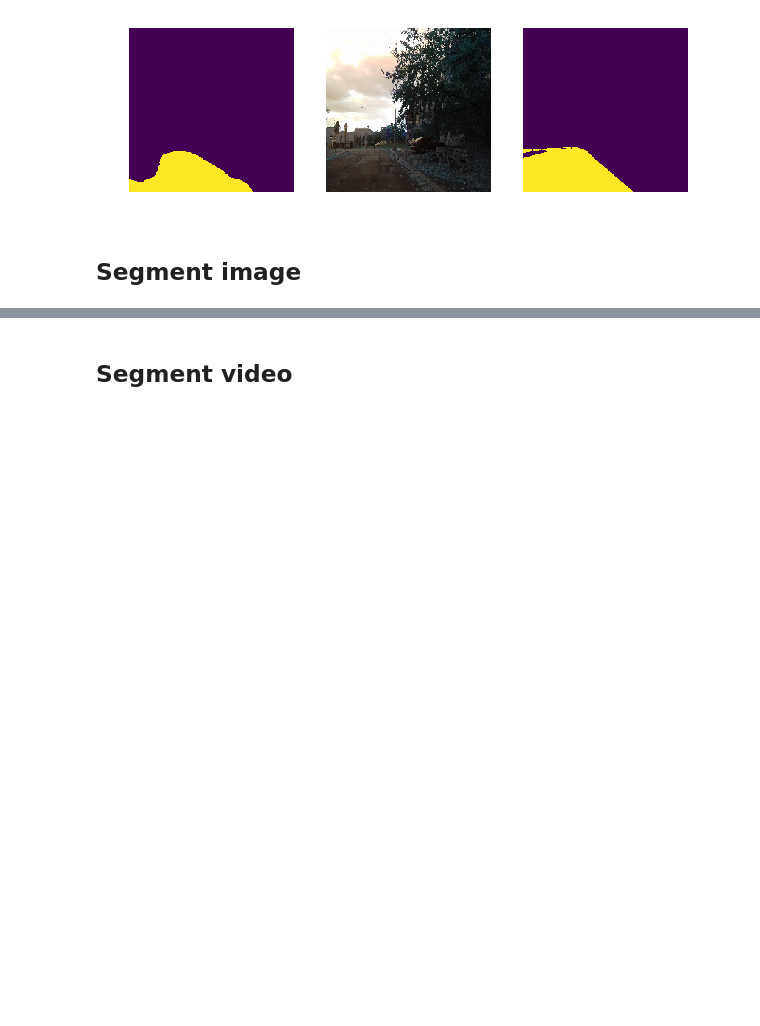
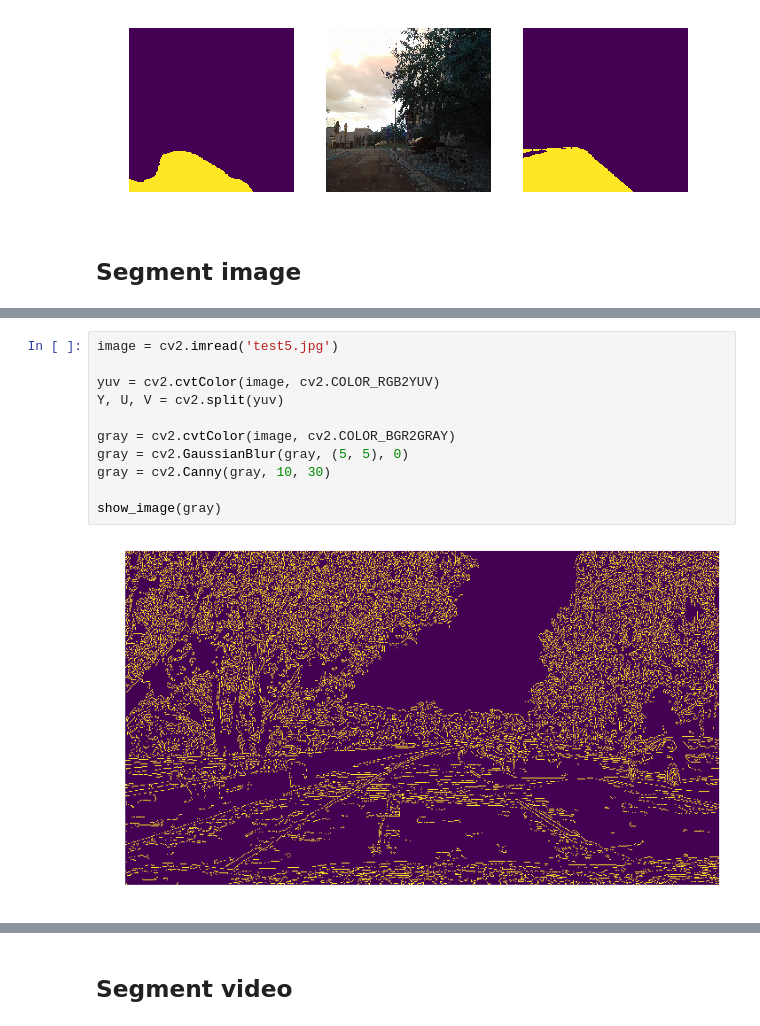
Before and after one commit to experiencor/semantic-lane-detection, a Jupyter notebook: Lane Detection.ipynb, the cells around one changed output, grey strips where cells are left out. Drawn from its saved outputs; the diff is of its cells as text; blank space fills up the shorter version.

```diff
--- a/Lane Detection.ipynb
+++ b/Lane Detection.ipynb
@@ -547,0 +901,13 @@ show_image(image[:,:,::-1])
+# %%
+image = cv2.imread('test5.jpg')
+
+yuv = cv2.cvtColor(image, cv2.COLOR_RGB2YUV)
+Y, U, V = cv2.split(yuv)
+
+gray = cv2.cvtColor(image, cv2.COLOR_BGR2GRAY)
+gray = cv2.GaussianBlur(gray, (5, 5), 0)
+gray = cv2.Canny(gray, 10, 30)
+
+show_image(gray)
+# %% [output]
+[figure, added]
```
Also changed, not shown: parts of 21 cells of this notebook, 3 other files.
